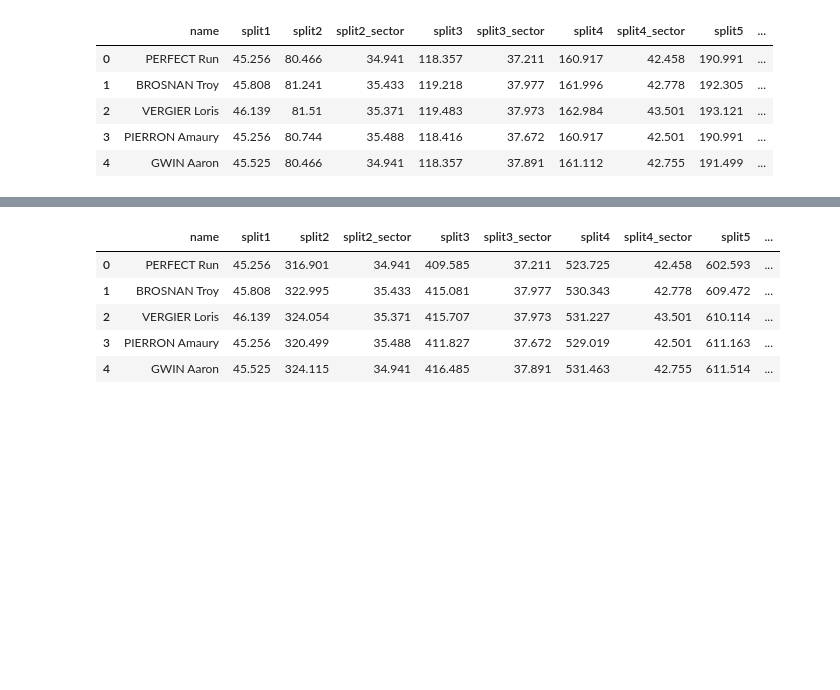
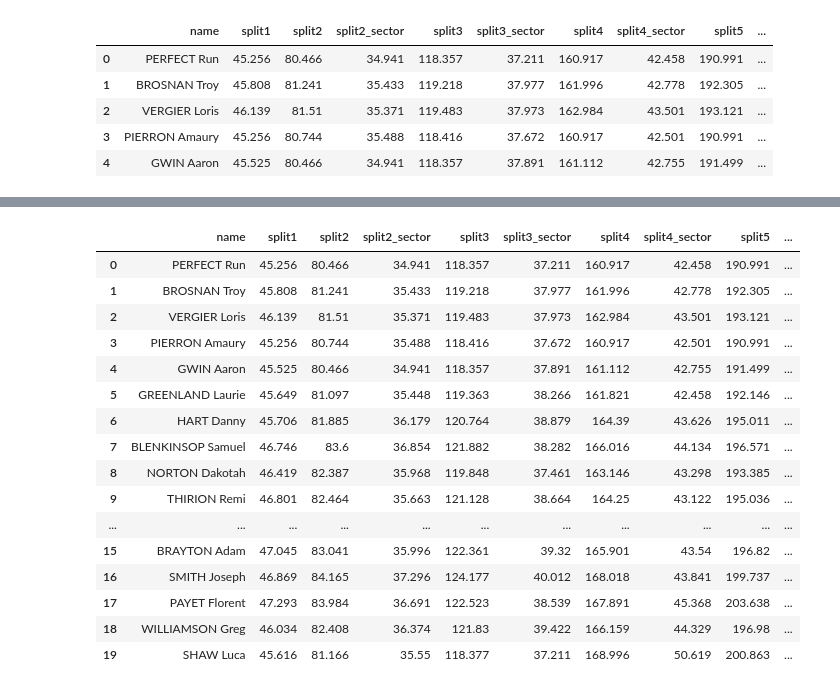
Before and after one commit to domwrap/mtbgeekstats, a Jupyter notebook: 2018/dh_season_analysis.ipynb, the cells around one changed output, grey strips where cells are left out. Cells and saved outputs as stored; diff of their text form; code cells hidden in the pictures; blank space fills up the shorter version.

```diff
--- a/2018/dh_season_analysis.ipynb
+++ b/2018/dh_season_analysis.ipynb
@@ -182,6 +173,7 @@ for rc in dfs:
         if ( sp > 1 ):
             sector = 'split' + str(sp) + '_sector' + ( '_' + str(rc) if rc > 1 else '' )
             dfd[sector] = dfm[sector].min()
+    dfd['points' + ( '_' + str(rc) if rc > 1 else '' )] = 1000
 
 dfb = pd.DataFrame( list(dfd.values()) ).T
 # list(dfb.values())
@@ -191,6 +183,6 @@ dfb.head()
 |  | name | split1 | split2 | split2_sector | split3 | split3_sector | split4 | split4_sector | split5 | ... |
 | 0 | PERFECT Run | 45.256 | 80.466 | 34.941 | 118.357 | 37.211 | 160.917 | 42.458 | 190.991 | ... |
 # %%
-dfm.sort_values( 'split5_t', ascending=True, inplace=True )
-dfm.reset_index( drop=True, inplace=True )
-dfm.head()
+# dfm.sort_values( 'split5_t', ascending=True, inplace=True )
+# dfm.reset_index( drop=True, inplace=True )
+# dfm.head()
@@ -219,6 +204,8 @@ for sp in range( 1, splits+1 ):
 #     rsplit = split + ( '_' + str(rc) if rc > 1 else '' )
     data[split + '_sector_t'] = sum( [ data[split + ( '_sector' if sp > 1 else '' ) + rc].fillna(1000) for rc in [ '' ] + [ '_' + str(i) for i in range( 2, len(dfs)+1 ) ] ] )
     data[split + '_t'] = sum( [ data[split + rc].fillna(1000) for rc in [ '' ] + [ '_' + str(i) for i in range( 2, len(dfs)+1 ) ] ] )
+data['points_t'] = sum( [ data['points' + rc].fillna(0) for rc in [ '' ] + [ '_' + str(i) for i in range( 2, len(dfs)+1 ) ] ] )
+data['points_t_rank'] = data['points_t'].rank( method='dense', ascending=False )
 data['rank_t'] = data['split5_t'].rank( method='dense', ascending=True )
 data = data.sort_values( 'split5_t' ).reset_index( drop=True )
 
@@ -236,0 +220,4 @@ Index(['name', 'split1', 'split2', 'split2_sector', 'split3', 'split3_sector', '
+# %%
+data.sort_values( 'split5_t', ascending=True, inplace=True )
+data.reset_index( drop=True, inplace=True )
+data.head()
@@ -237,27 +231,40 @@ Index(['name', 'split1', 'split2', 'split2_sector', 'split3', 'split3_sector', '
 # %%
 # https://seaborn.pydata.org/examples/pairgrid_dotplot.html
 # display( list(dfm.columns ))
 # data = dfm[[ 'name', 'rank', 'split1', 'split2_sector', 'split3_sector', 'split4_sector', 'split5_sector']].copy()
 # best = pd.DataFrame( [[ 'PERFECT Run', 0, dfm['split1'].min(), dfm['split2_sector'].min(), dfm['split3_sector'].min(), dfm['split4_sector'].min(), dfm['split5_sector'].min() ]], columns=data.columns )
 # data = data.append( best ).sort_values( 'rank' ).reset_index( drop=True )
 
 # Expand data set
 data['split1_sector'] = data['split1_t']
-for i in range( 2, splits+1 ):
-    data['split' + str(i)] = data['split' + str(i-1) + '_t'] + data['split' + str(i) + '_sector_t']
+# for i in range( 2, splits+1 ):
+#     data['split' + str(i)] = data['split' + str(i-1) + '_t'] + data['split' + str(i) + '_sector_t']
 for i in range( 1, splits+1 ):
-    split = 'split' + str(i)
-    sector = split + '_sector'
+    split = 'split' + str(i) + '_t'
+    sector = split[:-2] + '_sector_t'
     data[split + '_rank'] = data[split].rank(method='dense')
     data[split + '_vs_best'] = (data[split] - data[split].min())
-data['rank'] = data['split5_rank']
-data = data.sort_values( 'split5_vs_best' ).reset_index( drop=True )
+    data[sector + '_rank'] = data[sector].rank(method='dense')
+    data[sector + '_vs_best'] = (data[sector] - data[sector].min())
+data['rank'] = data['split5_t_rank']
+data = data.sort_values( 'split5_t_vs_best' ).reset_index( drop=True )
 
-data.head()
+data.head(20)
 # %% [output]
 |  | name | split1 | split2 | split2_sector | split3 | split3_sector | split4 | split4_sector | split5 | ... |
-| 0 | PERFECT Run | 45.256 | 316.901 | 34.941 | 409.585 | 37.211 | 523.725 | 42.458 | 602.593 | ... |
-| 1 | BROSNAN Troy | 45.808 | 322.995 | 35.433 | 415.081 | 37.977 | 530.343 | 42.778 | 609.472 | ... |
-| 2 | VERGIER Loris | 46.139 | 324.054 | 35.371 | 415.707 | 37.973 | 531.227 | 43.501 | 610.114 | ... |
-| 3 | PIERRON Amaury | 45.256 | 320.499 | 35.488 | 411.827 | 37.672 | 529.019 | 42.501 | 611.163 | ... |
-| 4 | GWIN Aaron | 45.525 | 324.115 | 34.941 | 416.485 | 37.891 | 531.463 | 42.755 | 611.514 | ... |
+| 0 | PERFECT Run | 45.256 | 80.466 | 34.941 | 118.357 | 37.211 | 160.917 | 42.458 | 190.991 | ... |
+| 1 | BROSNAN Troy | 45.808 | 81.241 | 35.433 | 119.218 | 37.977 | 161.996 | 42.778 | 192.305 | ... |
+| 2 | VERGIER Loris | 46.139 | 81.51 | 35.371 | 119.483 | 37.973 | 162.984 | 43.501 | 193.121 | ... |
+| 3 | PIERRON Amaury | 45.256 | 80.744 | 35.488 | 118.416 | 37.672 | 160.917 | 42.501 | 190.991 | ... |
+| 4 | GWIN Aaron | 45.525 | 80.466 | 34.941 | 118.357 | 37.891 | 161.112 | 42.755 | 191.499 | ... |
+| 5 | GREENLAND Laurie | 45.649 | 81.097 | 35.448 | 119.363 | 38.266 | 161.821 | 42.458 | 192.146 | ... |
+| 6 | HART Danny | 45.706 | 81.885 | 36.179 | 120.764 | 38.879 | 164.39 | 43.626 | 195.011 | ... |
+| 7 | BLENKINSOP Samuel | 46.746 | 83.6 | 36.854 | 121.882 | 38.282 | 166.016 | 44.134 | 196.571 | ... |
+| 8 | NORTON Dakotah | 46.419 | 82.387 | 35.968 | 119.848 | 37.461 | 163.146 | 43.298 | 193.385 | ... |
+| 9 | THIRION Remi | 46.801 | 82.464 | 35.663 | 121.128 | 38.664 | 164.25 | 43.122 | 195.036 | ... |
+| ... | ... | ... | ... | ... | ... | ... | ... | ... | ... | ... |
+| 15 | BRAYTON Adam | 47.045 | 83.041 | 35.996 | 122.361 | 39.32 | 165.901 | 43.54 | 196.82 | ... |
+| 16 | SMITH Joseph | 46.869 | 84.165 | 37.296 | 124.177 | 40.012 | 168.018 | 43.841 | 199.737 | ... |
+| 17 | PAYET Florent | 47.293 | 83.984 | 36.691 | 122.523 | 38.539 | 167.891 | 45.368 | 203.638 | ... |
+| 18 | WILLIAMSON Greg | 46.034 | 82.408 | 36.374 | 121.83 | 39.422 | 166.159 | 44.329 | 196.98 | ... |
+| 19 | SHAW Luca | 45.616 | 81.166 | 35.55 | 118.377 | 37.211 | 168.996 | 50.619 | 200.863 | ... |
```
Also changed, not shown: parts of 13 cells of this notebook, 8 other files.
